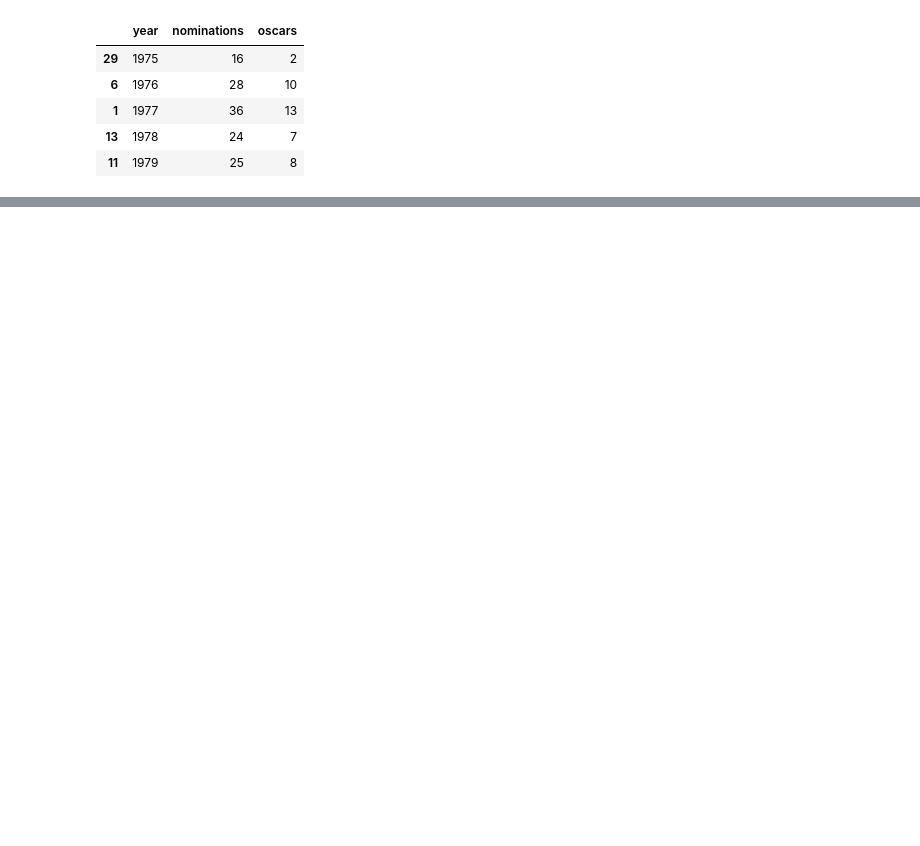
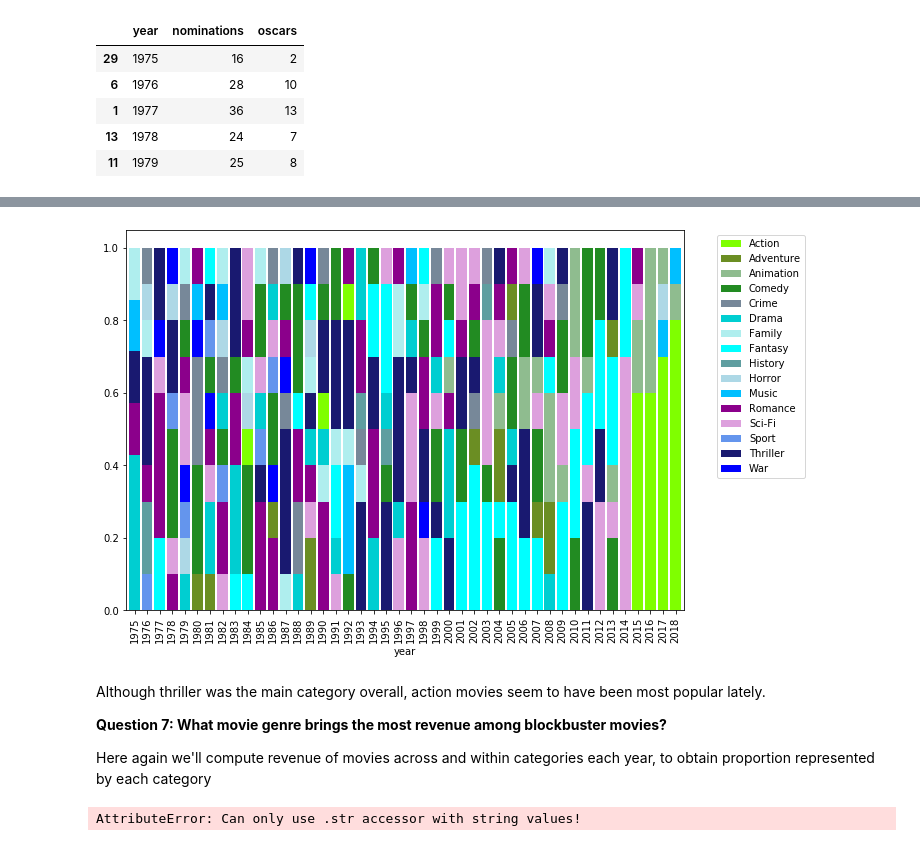
Before and after one commit to Fl00rtje/PyLadiesAms, a Jupyter notebook: Capstone Project Team 1.ipynb, the cells around one changed output, grey strips where cells are left out. Saved outputs shown, nothing was run; the diff lists cells and outputs as text; code cells hidden in the pictures; blank space fills up the shorter version.

```diff
--- a/Capstone Project Team 1.ipynb
+++ b/Capstone Project Team 1.ipynb
@@ -378,0 +440,34 @@ fig.show()
+# %%
+# visualise the proportions in a 100% stacked bar chart
+
+fig, ax = pyplot.subplots()
+
+
+
+
+for num, genre in enumerate(categories_each_year_full.Main_Genre.unique()):
+    values = list(categories_each_year_full[categories_each_year_full['Main_Genre'] == genre].loc[:, 'category_per_year_y'])
+    margin_bottom = list(categories_each_year_full[categories_each_year_full['Main_Genre'] == genre].loc[:, 'bottom_y'])
+    categories_each_year_full[categories_each_year_full['Main_Genre'] == genre].plot.bar(x='year',y='category_per_year_y', ax=ax, stacked=True,
+                                   bottom = margin_bottom, label=genre, color=color_map[color_map['Genre'] == genre].loc[:, 'Color'], figsize=(10,7), width = 0.85)
+
+
+pyplot.legend(bbox_to_anchor=(1.05, 1.0), loc='upper left')
+
+pyplot.show()
+# %% [output]
+[figure, added]
+# %% [markdown]
+Although thriller was the main category overall, action movies seem to have been most popular lately.
+
+**Question 7: What movie genre brings the most revenue among blockbuster movies?**
+
+Here again we'll compute revenue of movies across and within categories each year, to obtain proportion represented by each category
+# %%
+# the revenue variable is a string - we clean it and convert it to numeric
+
+blockbusters['worldwide_gross'] = blockbusters['worldwide_gross'].str.replace(',', '')
+blockbusters['worldwide_gross'] = blockbusters['worldwide_gross'].str.replace('$', '')
+blockbusters['worldwide_gross'] = pd.to_numeric(blockbusters['worldwide_gross'])
+# %% [output]
+AttributeError: Can only use .str accessor with string values!
```
Also changed, not shown: parts of 9 cells of this notebook.
